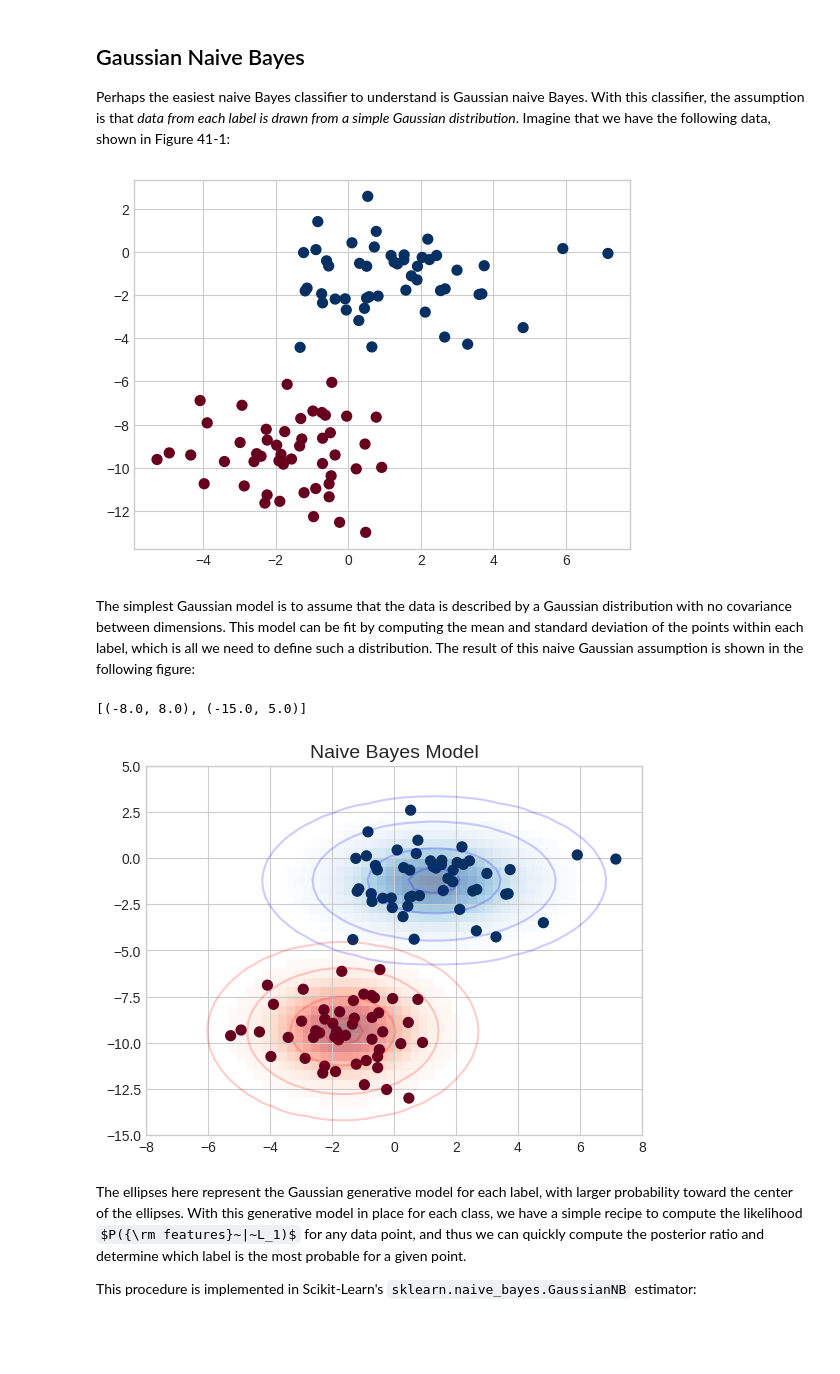
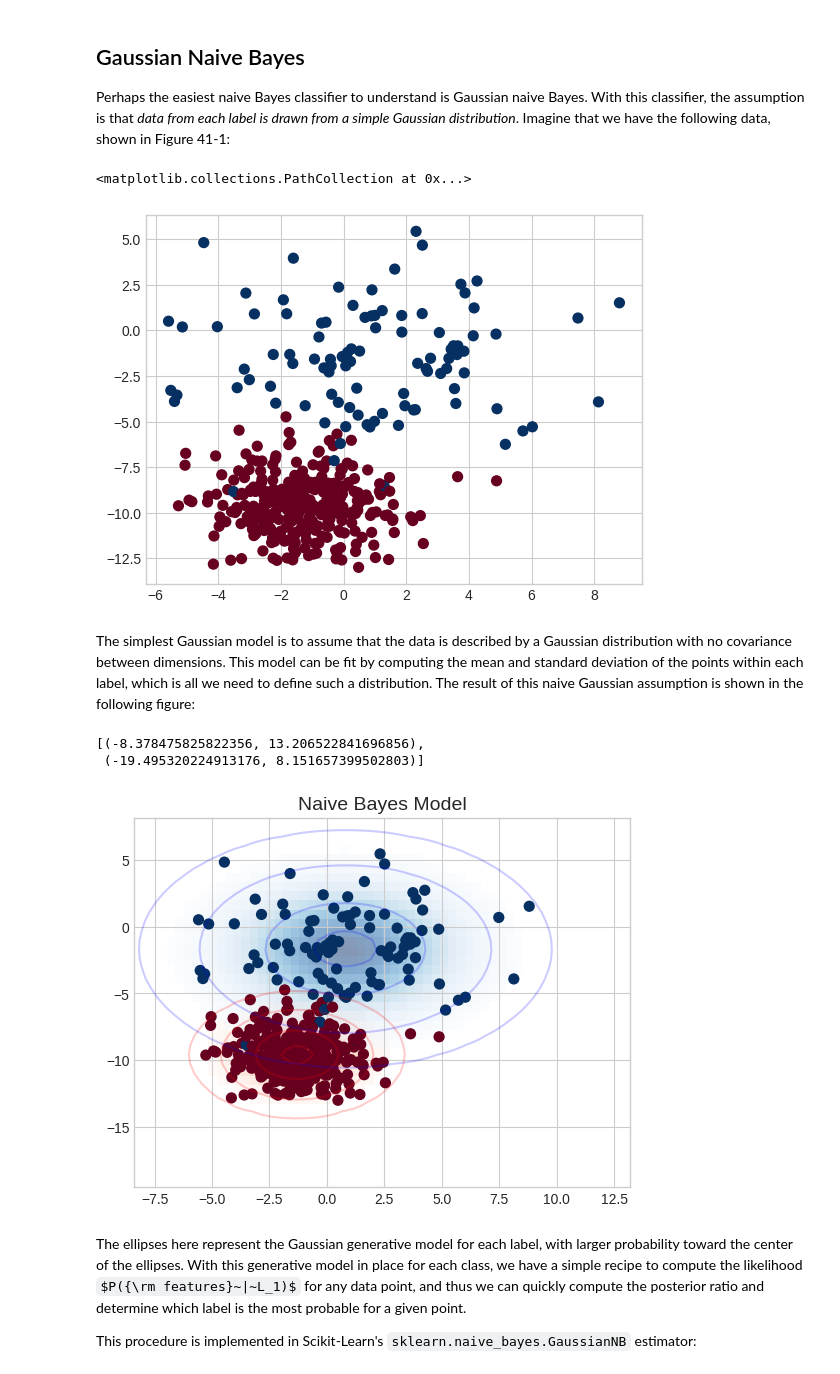
Before and after one commit to sudarsun/DA5401-2024, a Jupyter notebook: Naive_Bayes.ipynb, the cells around one changed output. Drawn from its saved outputs; the diff is of its cells as text; code cells hidden in the pictures; some formulas as TeX source; blank space fills up the shorter version.

```diff
--- a/Naive_Bayes.ipynb
+++ b/Naive_Bayes.ipynb
@@ -48,46 +48,52 @@ With this classifier, the assumption is that *data from each label is drawn from
 Imagine that we have the following data, shown in Figure 41-1:
 # %%
 from sklearn.datasets import make_blobs
-X, y = make_blobs(100, 2, centers=2, random_state=2, cluster_std=1.5)
-plt.scatter(X[:, 0], X[:, 1], c=y, s=50, cmap='RdBu');
+from sklearn.datasets import make_moons
+
+#X, y = make_moons(n_samples=(500, 100), noise=0.02, random_state=417)
+#X, y = make_blobs(300, 2, centers=2, random_state=2, cluster_std=1.5)
+X, y = make_blobs([300, 100], 2, random_state=2, cluster_std=[1.5, 3])
+plt.scatter(X[:, 0], X[:, 1], c=y, s=50, cmap='RdBu')
 # %% [output]
+<matplotlib.collections.PathCollection at 0x...>
-[figure, old version]
+[figure, new version]
 # %% [markdown]
 The simplest Gaussian model is to assume that the data is described by a Gaussian distribution with no covariance between dimensions.
 This model can be fit by computing the mean and standard deviation of the points within each label, which is all we need to define such a distribution.
 The result of this naive Gaussian assumption is shown in the following figure:
 # %%
 from sklearn.datasets import make_blobs
-X, y = make_blobs(100, 2, centers=2, random_state=2, cluster_std=1.5)
+#X, y = make_blobs(200, 2, centers=2, random_state=2, cluster_std=1.5)
 
 fig, ax = plt.subplots()
 
 ax.scatter(X[:, 0], X[:, 1], c=y, s=50, cmap='RdBu')
 ax.set_title('Naive Bayes Model', size=14)
 
-xlim = (-8, 8)
-ylim = (-15, 5)
+xlim = (X[:,0].min()*1.5, X[:,0].max()*1.5) #(-8, 8)
+ylim = (X[:,1].min()*1.5, X[:,1].max()*1.5) #(-15, 5)
 
 xg = np.linspace(xlim[0], xlim[1], 60)
 yg = np.linspace(ylim[0], ylim[1], 40)
 xx, yy = np.meshgrid(xg, yg)
 Xgrid = np.vstack([xx.ravel(), yy.ravel()]).T
 
 for label, color in enumerate(['red', 'blue']):
     mask = (y == label)
     mu, std = X[mask].mean(0), X[mask].std(0)
     P = np.exp(-0.5 * (Xgrid - mu) ** 2 / std ** 2).prod(1)
     Pm = np.ma.masked_array(P, P < 0.03)
     ax.pcolorfast(xg, yg, Pm.reshape(xx.shape), alpha=0.5,
                   cmap=color.title() + 's')
     ax.contour(xx, yy, P.reshape(xx.shape),
                levels=[0.01, 0.1, 0.5, 0.9],
                colors=color, alpha=0.2)
 
 ax.set(xlim=xlim, ylim=ylim)
 # %% [output]
-[(-8.0, 8.0), (-15.0, 5.0)]
+[(-8.378475825822356, 13.206522841696856),
+ (-19.495320224913176, 8.151657399502803)]
-[figure, old version]
+[figure, new version]
 # %% [markdown]
 The ellipses here represent the Gaussian generative model for each label, with larger probability toward the center of the ellipses.
 With this generative model in place for each class, we have a simple recipe to compute the likelihood $P({\rm features}~|~L_1)$ for any data point, and thus we can quickly compute the posterior ratio and determine which label is the most probable for a given point.
```
Also changed, not shown: parts of 31 cells of this notebook.
